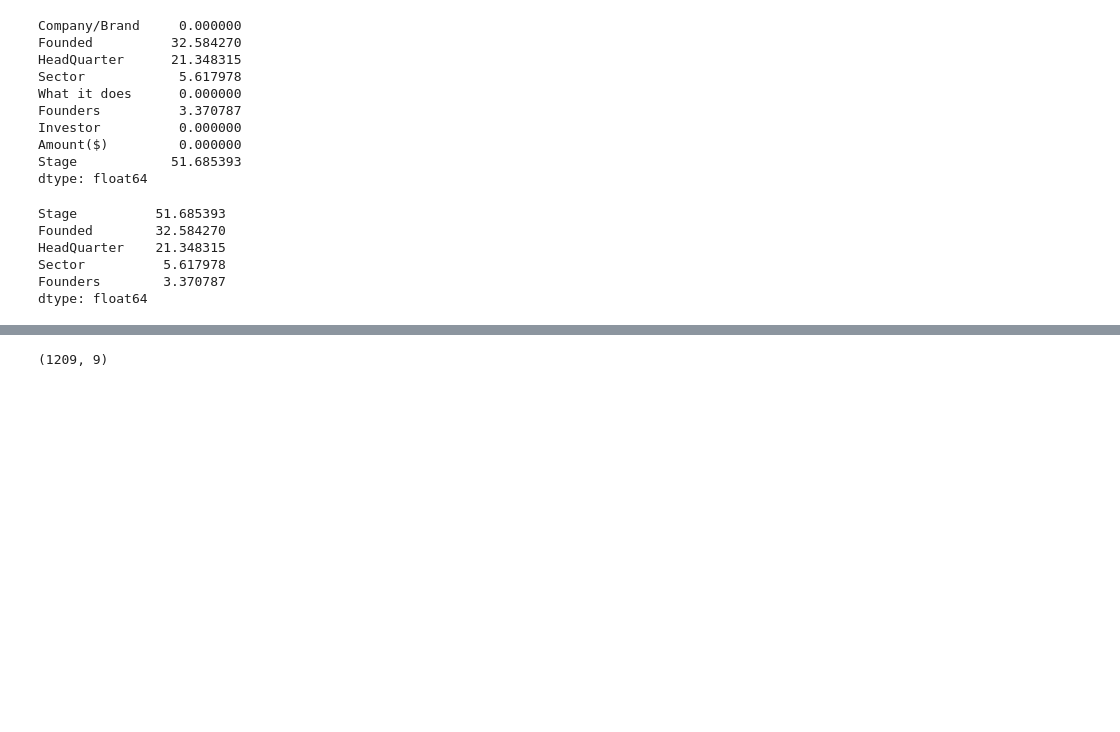
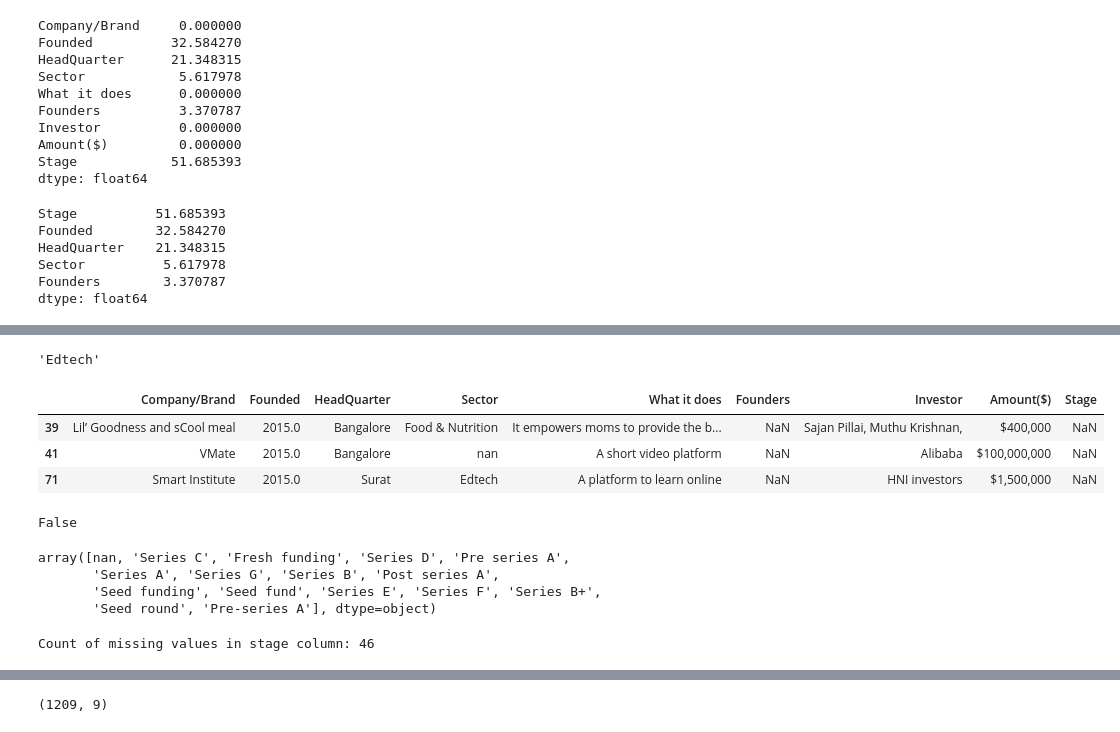
Before and after one commit to mancatha/India-startup-ecosytem-analysis, a Jupyter notebook: India.ipynb, the cells around one changed output, grey strips where cells are left out. Saved outputs shown, nothing was run; the diff lists cells and outputs as text; code cells hidden in the pictures; blank space fills up the shorter version.

Commit message:
updated data preparation

```diff
--- a/India.ipynb
+++ b/India.ipynb
@@ -597,0 +720,31 @@ plt.title("Percentage Missing Values");
+# %%
+#Creation of a function to attain consistency in names of elements
+
+from fuzzywuzzy import fuzz
+
+def rename_similar_names(data, Sector):
+    # Create a copy of the dataframe to avoid modifying the original data
+    dff = data.copy()
+
+     # Convert values in the specified column to strings
+    dff[Sector] = dff[Sector].astype(str)
+
+    # Iterate over each unique value in the specified column
+    for value in dff[Sector].unique():
+        similar_names = [name for name in dff[Sector].unique() if fuzz.ratio(value, name) >= 75]
+        # Identify similar names with a similarity ratio of at least 80
+
+        if len(similar_names) > 1:
+            # If there are multiple similar names, choose a consistent name for all of them
+            consistent_name = min(similar_names, key=len)  # You can change the selection criteria as per your preference
+
+            # Replace the similar names with the consistent name
+            dff[Sector].replace(similar_names, consistent_name, inplace=True)
+
+    return dff
+# %%
+# Rename similar names in the 'Sector' column
+df_cleaned = rename_similar_names(df_2019, "Sector")
+
+#check of unique elements after renaming our columns
+print(df_cleaned["Sector"].unique())
@@ -597,0 +783,47 @@ plt.title("Percentage Missing Values");
+# %%
+#Calculate mode of the column
+mode_value = df_cleaned["Sector"].mode().iloc[0]
+
+mode_value
+# %% [output]
+'Edtech'
+# %%
+#Let us clean 'Founders' column
+
+# View NaN values in 'Founders'
+nan_val = df_cleaned[df_cleaned["Founders"].isna()]
+nan_val
+# %% [output]
+|  | Company/Brand | Founded | HeadQuarter | Sector | What it does | Founders | Investor | Amount($) | Stage |
+| 39 | Lil’ Goodness and sCool meal | 2015.0 | Bangalore | Food & Nutrition | It empowers moms to provide the b... | NaN | Sajan Pillai, Muthu Krishnan, | $400,000 | NaN |
+| 41 | VMate | 2015.0 | Bangalore | nan | A short video platform | NaN | Alibaba | $100,000,000 | NaN |
+| 71 | Smart Institute | 2015.0 | Surat | Edtech | A platform to learn online | NaN | HNI investors | $1,500,000 | NaN |
+# %%
+# Replace missing values with "Unknown" in the 'Founders' column
+df_cleaned['Founders'] = df_cleaned['Founders'].fillna("Unknown")
+
+#Any missing values?
+#Let us confirm whether there are any NAN values after changes
+
+df_cleaned["Founders"].isna().values.any()
+# %% [output]
+False
+# %%
+#Let us clean 'stage' colum
+#Column has inconsistencies
+
+df_cleaned['Stage'].unique()
+# %% [output]
+array([nan, 'Series C', 'Fresh funding', 'Series D', 'Pre series A',
+       'Series A', 'Series G', 'Series B', 'Post series A',
+       'Seed funding', 'Seed fund', 'Series E', 'Series F', 'Series B+',
+       'Seed round', 'Pre-series A'], dtype=object)
+# %%
+#Count of missing values in column 'Stage'
+
+missn_vals = df_cleaned["Stage"].isna().sum()
+missn_vals
+
+print("Count of missing values in stage column:",missn_vals)
+# %% [output]
+Count of missing values in stage column: 46
```
Also changed, not shown: parts of 39 cells of this notebook, 4 other files.
